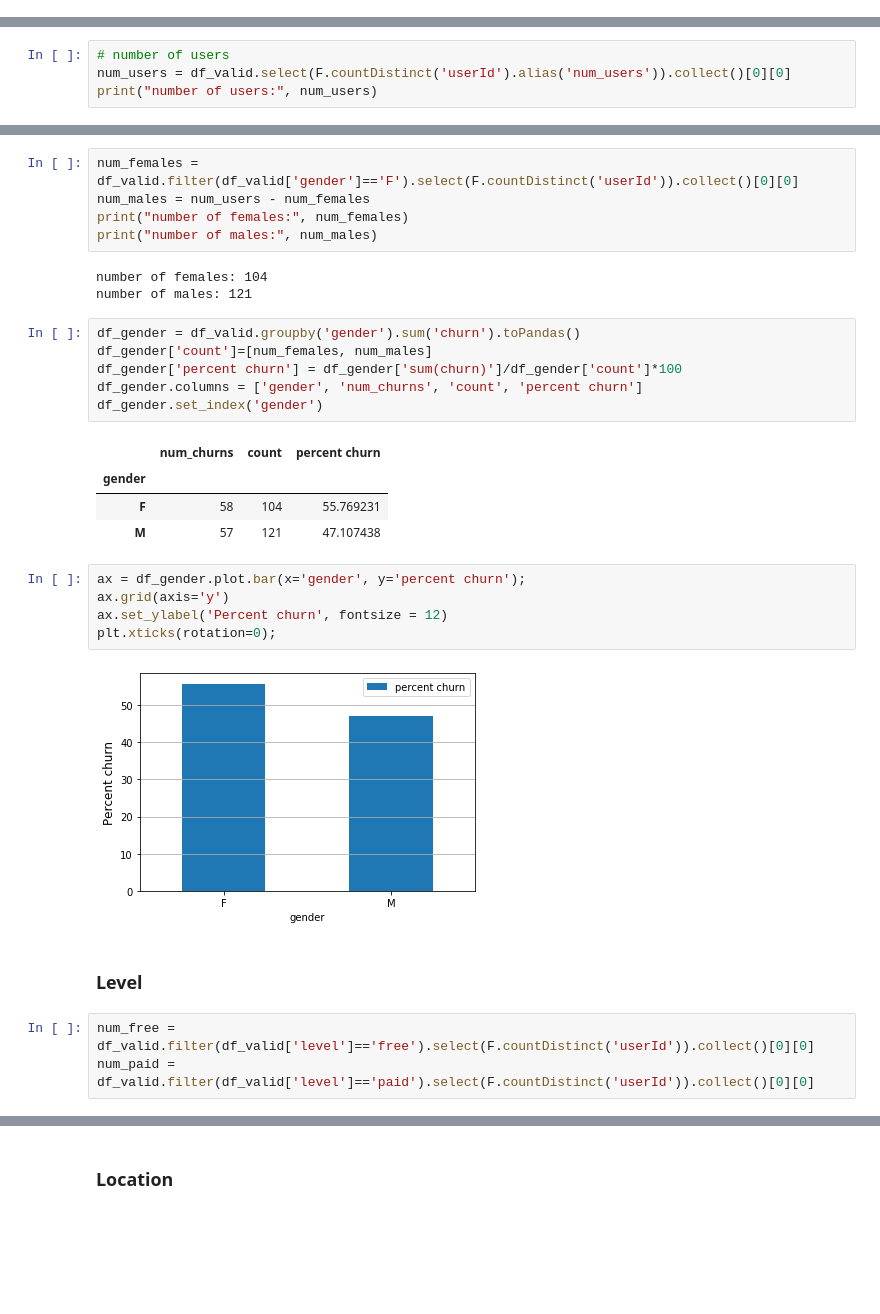
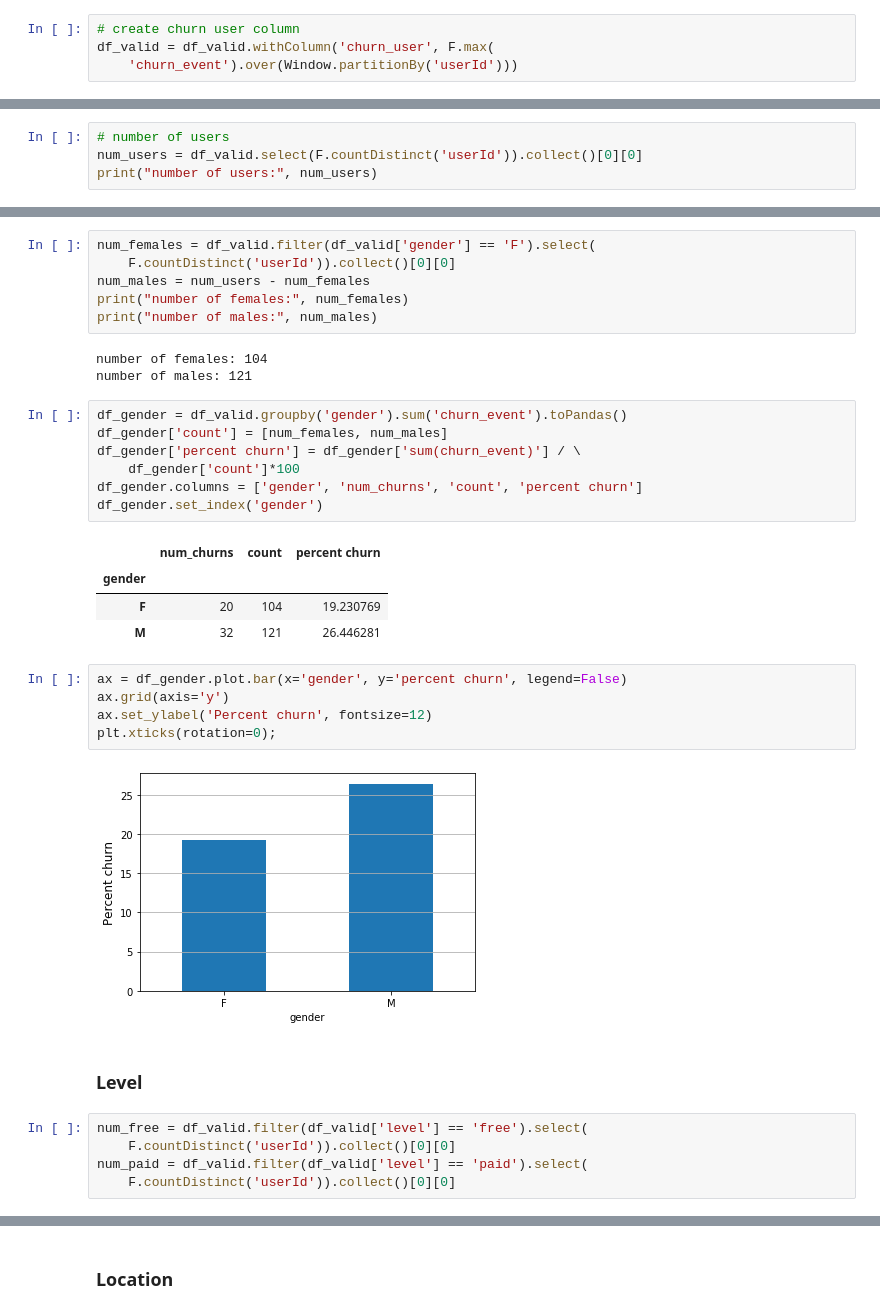
Before and after one commit to alwz1/Sparkify, a Jupyter notebook: Sparkify.ipynb, the cells around one changed output, grey strips where cells are left out. Cells and saved outputs as stored; diff of their text form; blank space fills up the shorter version.

```diff
--- a/Sparkify.ipynb
+++ b/Sparkify.ipynb
@@ -370,9 +374,13 @@ df_valid = df_valid.withColumn('churn', flag_churn_event('page'))
+# %%
+# create churn user column
+df_valid = df_valid.withColumn('churn_user', F.max(
+    'churn_event').over(Window.partitionBy('userId')))
 # %% [markdown]
 ## Explore Data
 Once you've defined churn, perform some exploratory data analysis to observe the behavior for users who stayed vs users who churned. You can start by exploring aggregates on these two groups of users, observing how much of a specific action they experienced per a certain time unit or number of songs played.
 # %%
 # number of users
-num_users = df_valid.select(F.countDistinct('userId').alias('num_users')).collect()[0][0]
+num_users = df_valid.select(F.countDistinct('userId')).collect()[0][0]
 print("number of users:", num_users)
 # %% [output]
 number of users: 225
@@ -397,7 +415,8 @@ plt.xticks(rotation=0);
 # %% [markdown]
 ### Gender
 # %%
-num_females = df_valid.filter(df_valid['gender']=='F').select(F.countDistinct('userId')).collect()[0][0]
+num_females = df_valid.filter(df_valid['gender'] == 'F').select(
+    F.countDistinct('userId')).collect()[0][0]
 num_males = num_users - num_females
 print("number of females:", num_females)
 print("number of males:", num_males)
@@ -405,26 +424,29 @@ print("number of males:", num_males)
 number of females: 104
 number of males: 121
 # %%
-df_gender = df_valid.groupby('gender').sum('churn').toPandas()
-df_gender['count']=[num_females, num_males]
-df_gender['percent churn'] = df_gender['sum(churn)']/df_gender['count']*100
+df_gender = df_valid.groupby('gender').sum('churn_event').toPandas()
+df_gender['count'] = [num_females, num_males]
+df_gender['percent churn'] = df_gender['sum(churn_event)'] / \
+    df_gender['count']*100
 df_gender.columns = ['gender', 'num_churns', 'count', 'percent churn']
 df_gender.set_index('gender')
 # %% [output]
 |  | num_churns | count | percent churn |
 | gender |  |  |  |
-| F | 58 | 104 | 55.769231 |
-| M | 57 | 121 | 47.107438 |
+| F | 20 | 104 | 19.230769 |
+| M | 32 | 121 | 26.446281 |
 # %%
-ax = df_gender.plot.bar(x='gender', y='percent churn');
+ax = df_gender.plot.bar(x='gender', y='percent churn', legend=False)
 ax.grid(axis='y')
-ax.set_ylabel('Percent churn', fontsize = 12)
+ax.set_ylabel('Percent churn', fontsize=12)
 plt.xticks(rotation=0);
 # %% [output]
-[figure, old version]
+[figure, new version]
 # %% [markdown]
 ### Level
 # %%
-num_free = df_valid.filter(df_valid['level']=='free').select(F.countDistinct('userId')).collect()[0][0]
-num_paid = df_valid.filter(df_valid['level']=='paid').select(F.countDistinct('userId')).collect()[0][0]
+num_free = df_valid.filter(df_valid['level'] == 'free').select(
+    F.countDistinct('userId')).collect()[0][0]
+num_paid = df_valid.filter(df_valid['level'] == 'paid').select(
+    F.countDistinct('userId')).collect()[0][0]
 # %%
```
Also changed, not shown: parts of 132 cells of this notebook.
